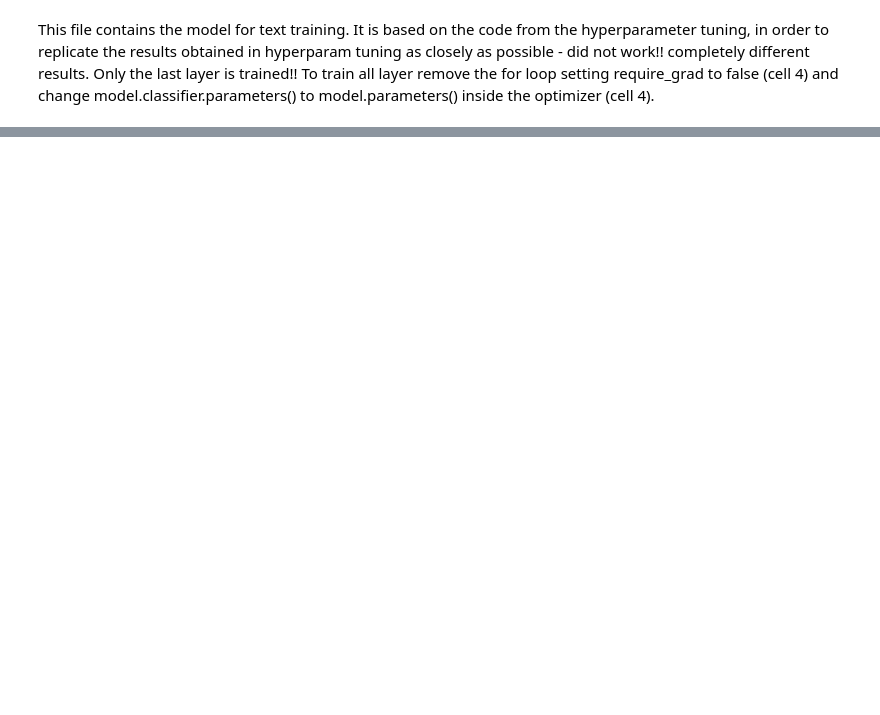
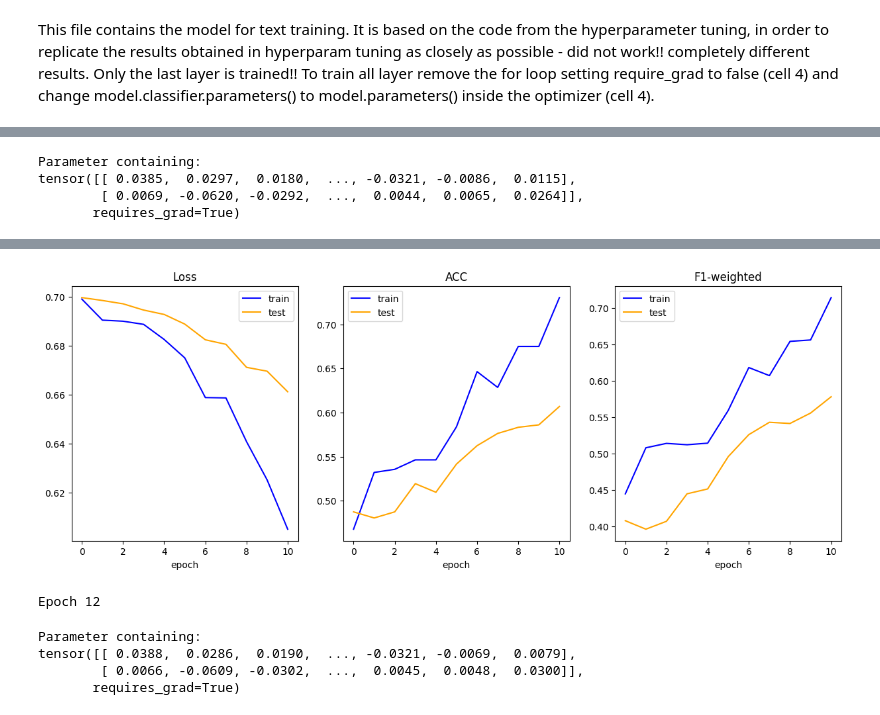
Before and after one commit to sinarollin/Inclusiveness-in-Sarcasm-Detection, a Jupyter notebook: text-model-training.ipynb, the cells around one changed output, grey strips where cells are left out. Drawn from its saved outputs; the diff is of its cells as text; code cells hidden in the pictures; blank space fills up the shorter version.

Commit message:
optimizing text model training

```diff
--- a/text-model-training.ipynb
+++ b/text-model-training.ipynb
@@ -55,7 +55,7 @@ data = list(data.values())
 dataset = SarcasmDataset(data)
 # %%
 # Set hyperparameters
-learning_rate = 0.001
+learning_rate = 0.000001
 num_epochs = 5
 batch_size = 16
 # %%
@@ -72,13 +72,13 @@ model = BertForSequenceClassification.from_pretrained(
     output_hidden_states = False,
 )
 
-for parameter in model.bert.parameters():    # Remove if training the entire model
-    parameter.requires_grad = False
+#for parameter in model.bert.parameters():    # Remove if training the entire model
+#    parameter.requires_grad = False
 
 model.to(device)
 
 # Create a new optimizer with the current learning rate
-optimizer = AdamW(model.classifier.parameters(), lr=learning_rate)
+optimizer = AdamW(model.parameters(), lr=learning_rate, weight_decay=0.05)  #model.classifier.parameters()
 # Create the optimizer
 criterion = nn.CrossEntropyLoss()
 
@@ -93,13 +93,4 @@ train_dataset, test_dataset = random_split(dataset, [train_size, test_size])
 # Create the DataLoaders
 train_dataloader = DataLoader(train_dataset, batch_size=batch_size)
 test_dataloader = DataLoader(test_dataset, batch_size=batch_size)
-
-
-# Train and evaluate the model for the current number of epochs
-for epoch in range(num_epochs):
-    print(f"Epoch {epoch + 1}")
-    train_loss, train_metrics = train_epoch(model, optimizer, criterion, metrics, train_dataloader, device)
-    eval_loss, eval_metrics = evaluate(model, criterion, metrics, test_dataloader, device)
-    print('train metrics', train_metrics)
-    print('test metrics', eval_metrics)
 # %% [output]
@@ -109,0 +117,32 @@ test metrics {'ACC': 0.5125, 'F1-weighted': 0.4807867742852263}
+# %%
+model.classifier.weight
+# %% [output]
+Parameter containing:
+tensor([[ 0.0385,  0.0297,  0.0180,  ..., -0.0321, -0.0086,  0.0115],
+        [ 0.0069, -0.0620, -0.0292,  ...,  0.0044,  0.0065,  0.0264]],
+       requires_grad=True)
+# %%
+# Train and evaluate the model for the current number of epochs
+train_loss_log,  test_loss_log = [], []
+metrics_names = list(metrics.keys())
+train_metrics_log = [[] for i in range(len(metrics))]
+test_metrics_log = [[] for i in range(len(metrics))]
+
+for epoch in range(20):
+    print(f"Epoch {epoch + 1}")
+    train_loss, train_metrics = train_epoch(model, optimizer, criterion, metrics, train_dataloader, device)
+
+    test_loss, test_metrics = evaluate(model, criterion, metrics, test_dataloader, device)
+
+    train_loss_log.append(train_loss)
+    train_metrics_log = update_metrics_log(metrics_names, train_metrics_log, train_metrics)
+
+    test_loss_log.append(test_loss)
+    test_metrics_log = update_metrics_log(metrics_names, test_metrics_log, test_metrics)
+
+    plot_training(train_loss_log, test_loss_log, metrics_names, train_metrics_log, test_metrics_log)
+    #print('train metrics', train_metrics)
+    #print('test metrics', eval_metrics)
+
+print("train loss", train_loss_log, "test loss", test_loss_log)
+# %% [output]
@@ -109,0 +151,9 @@ test metrics {'ACC': 0.5125, 'F1-weighted': 0.4807867742852263}
+[figure, added]
+Epoch 12
+# %%
+model.classifier.weight
+# %% [output]
+Parameter containing:
+tensor([[ 0.0388,  0.0286,  0.0190,  ..., -0.0321, -0.0069,  0.0079],
+        [ 0.0066, -0.0609, -0.0302,  ...,  0.0045,  0.0048,  0.0300]],
+       requires_grad=True)
```
Also changed, not shown: parts of 3 cells of this notebook, 1 other file.
